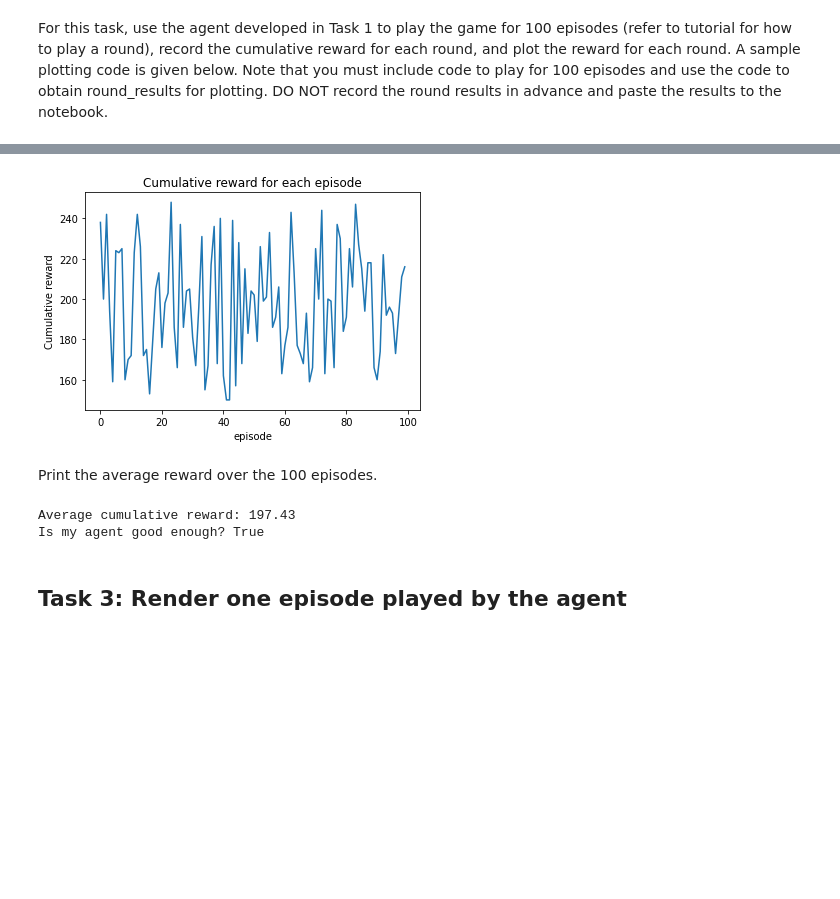
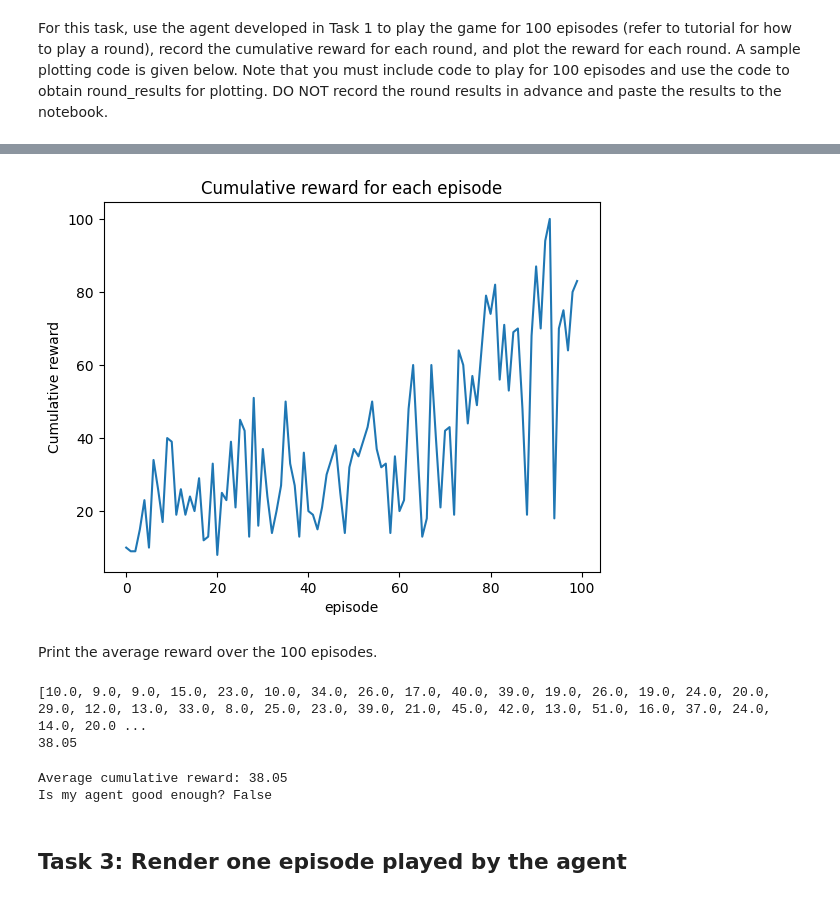
Before and after one commit to ijethmal/SC3000, a Jupyter notebook: cartpole.ipynb, the cells around one changed output, grey strips where cells are left out. Cells and saved outputs as stored; diff of their text form; code cells hidden in the pictures; blank space fills up the shorter version.

```diff
--- a/cartpole.ipynb
+++ b/cartpole.ipynb
@@ -122,5 +115,0 @@ For Task 1, we can show the observation and chosen action below:
-# %%
-observation = env.reset()
-action = rand_policy_agent(observation)
-print("Observation:", observation)
-print("Chosen action:", action)
@@ -131,3 +169,32 @@ Chosen action: 0
 ## Task 2: Demonstrate the effectiveness of the RL agent
 # %% [markdown]
 For this task, use the agent developed in Task 1 to play the game for 100 episodes (refer to tutorial for how to play a round), record the cumulative reward for each round, and plot the reward for each round. A sample plotting code is given below. Note that you must include code to play for 100 episodes and use the code to obtain round_results for plotting. DO NOT record the round results in advance and paste the results to the notebook.
+# %%
+# Assuming your state space is discretized into 10000 states
+state_space_size = 10000
+action_space_size = env.action_space.n  # Number of actions (2 in CartPole)
+
+agent = MonteCarloAgent(action_space_size, state_space_size)
+
+num_episodes = 100
+episode_results = []
+
+for episode_num in range(num_episodes):
+    observation = env.reset()
+    episode = []
+    cumulative_reward = 0
+    done = False
+
+    while not done:
+        state = agent.discretize_state(observation)
+        action = agent.choose_action(state)
+        observation, reward, done, info = env.step(action)
+        episode.append((state, action, reward))
+        cumulative_reward += reward
+
+    agent.update_Q(episode)  # Update Q-values after each episode
+    episode_results.append(cumulative_reward)
+
+    print(f"Episode {episode_num + 1}: Cumulative Reward = {cumulative_reward}")
+
+# ... (Your plotting code remains the same) ...
@@ -134,19 +219,25 @@ For this task, use the agent developed in Task 1 to play the game for 100 episod
 # %%
-episode_results = np.random.randint(150, 250, size=100)
 plt.plot(episode_results)
 plt.title('Cumulative reward for each episode')
 plt.ylabel('Cumulative reward')
 plt.xlabel('episode')
 plt.show()
 # %% [output]
-[figure, old version]
+[figure, new version]
 # %% [markdown]
 Print the average reward over the 100 episodes.
+# %%
+print(episode_results)
+mean = sum(episode_results) / len(episode_results)
+print(mean)
+# %% [output]
+[10.0, 9.0, 9.0, 15.0, 23.0, 10.0, 34.0, 26.0, 17.0, 40.0, 39.0, 19.0, 26.0, 19.0, 24.0, 20.0, 29.0, 12.0, 13.0, 33.0, 8.0, 25.0, 23.0, 39.0, 21.0, 45.0, 42.0, 13.0, 51.0, 16.0, 37.0, 24.0, 14.0, 20.0 ...
+38.05
 # %%
-print("Average cumulative reward:", episode_results.mean())
-print("Is my agent good enough?", episode_results.mean() > 195)
+print("Average cumulative reward:", mean)
+print("Is my agent good enough?", mean > 195)
 # %% [output]
-Average cumulative reward: 197.43
-Is my agent good enough? True
+Average cumulative reward: 38.05
+Is my agent good enough? False
 # %% [markdown]
 ## Task 3: Render one episode played by the agent
```
Also changed, not shown: parts of 12 cells of this notebook.
